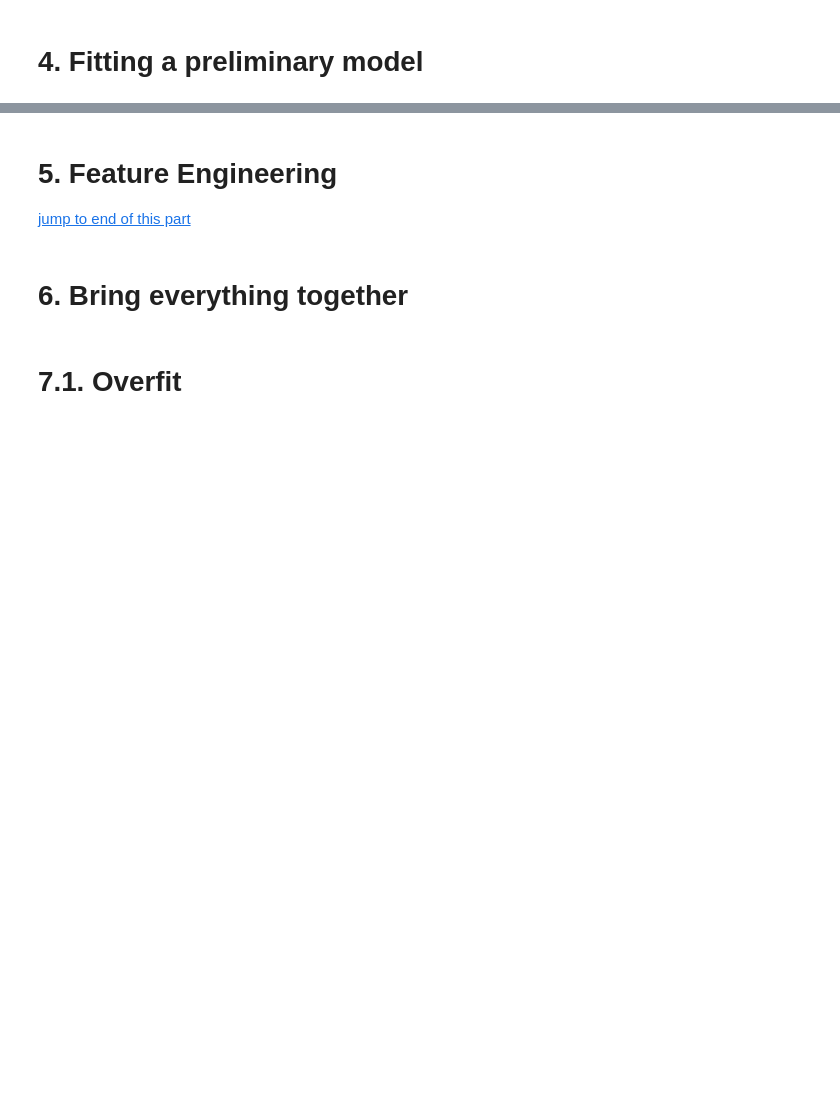
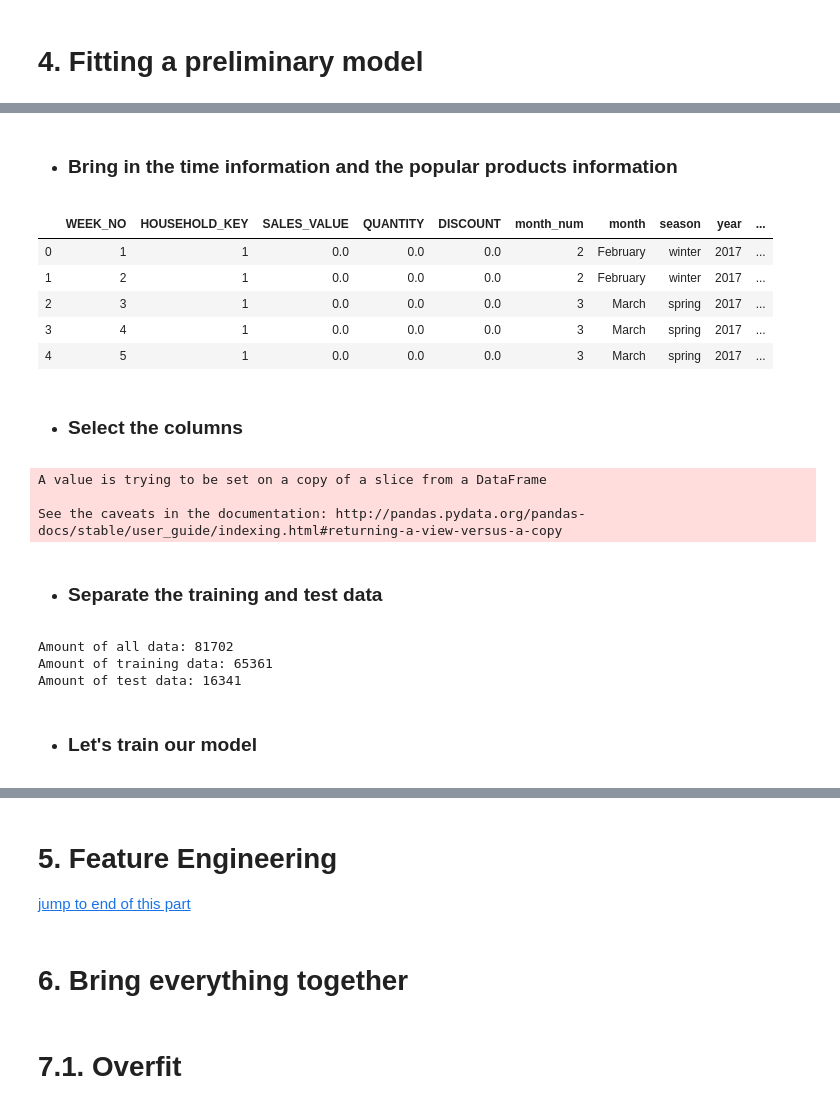
Before and after one commit to robmoratore/ShellDnA, a Jupyter notebook: DnA 2.0/cleaned main notebook.ipynb, the cells around one changed output, grey strips where cells are left out. Drawn from its saved outputs; the diff is of its cells as text; code cells hidden in the pictures; blank space fills up the shorter version.

```diff
--- a/DnA 2.0/cleaned main notebook.ipynb
+++ b/DnA 2.0/cleaned main notebook.ipynb
@@ -455,0 +532,77 @@ most_popular_commodity_list = most_popular_commodity.head()['COMMODITY_DESC'].to
+# %% [markdown]
+* ### Bring in the time information and the popular products information
+# %%
+# Merge everything together
+
+a = start_df.merge(week_month_season_lookup, on='WEEK_NO', how='left')
+c = a.merge(popular_department_table, on='HOUSEHOLD_KEY', how='left')
+f = c.merge(popular_commodity_table, on='HOUSEHOLD_KEY', how='left')
+all_data = f.copy()
+all_data.head()
+# %% [output]
+|  | WEEK_NO | HOUSEHOLD_KEY | SALES_VALUE | QUANTITY | DISCOUNT | month_num | month | season | year | ... |
+| 0 | 1 | 1 | 0.0 | 0.0 | 0.0 | 2 | February | winter | 2017 | ... |
+| 1 | 2 | 1 | 0.0 | 0.0 | 0.0 | 2 | February | winter | 2017 | ... |
+| 2 | 3 | 1 | 0.0 | 0.0 | 0.0 | 3 | March | spring | 2017 | ... |
+| 3 | 4 | 1 | 0.0 | 0.0 | 0.0 | 3 | March | spring | 2017 | ... |
+| 4 | 5 | 1 | 0.0 | 0.0 | 0.0 | 3 | March | spring | 2017 | ... |
+# %% [markdown]
+* ### Select the columns
+# %%
+training_columns = ['QUANTITY',
+                 'DISCOUNT',
+
+                 'month_num',
+                 'month',
+                 'season',
+
+                 'DRUG GM',
+                 'GROCERY',
+                 'MEAT',
+                 'MEAT-PCKGD',
+                 'PRODUCE',
+                 'BAG SNACKS',
+                 'BAKED BREAD/BUNS/ROLLS',
+                 'CHEESE',
+                 'FLUID MILK PRODUCTS',
+                 'SOFT DRINKS',
+
+                 'SALES_VALUE']
+
+columns_to_predict_on = [x for x in all_columns if x != 'SALES_VALUE']
+
+training_data = all_data[training_columns]
+training_data.dropna(inplace=True)
+# %% [output]
+A value is trying to be set on a copy of a slice from a DataFrame
+
+See the caveats in the documentation: http://pandas.pydata.org/pandas-docs/stable/user_guide/indexing.html#returning-a-view-versus-a-copy
+# %% [markdown]
+* ### Separate the training and test data
+# %%
+X = training_data[columns_to_predict_on]
+X = pd.get_dummies(X)
+print('Amount of all data: ' +str(X.shape[0]))
+
+y = training_data['SALES_VALUE']
+
+# option 1 - temporal split
+total_data_amount = X.shape[0]
+training_amount = int(total_data_amount*0.8)
+
+X_train = X[:training_amount]
+y_train = y[:training_amount]
+X_test = X[training_amount:]
+y_test = y[training_amount:]
+
+dtrain = xgb.DMatrix(X_train, label=y_train)
+dtest = xgb.DMatrix(X_test, label=y_test)
+
+print('Amount of training data: ' + str(X_train.shape[0]))
+print('Amount of test data: ' + str(X_test.shape[0]))
+# %% [output]
+Amount of all data: 81702
+Amount of training data: 65361
+Amount of test data: 16341
+# %% [markdown]
+* ### Let's train our model
```
Also changed, not shown: parts of 17 cells of this notebook, 1 other file.
